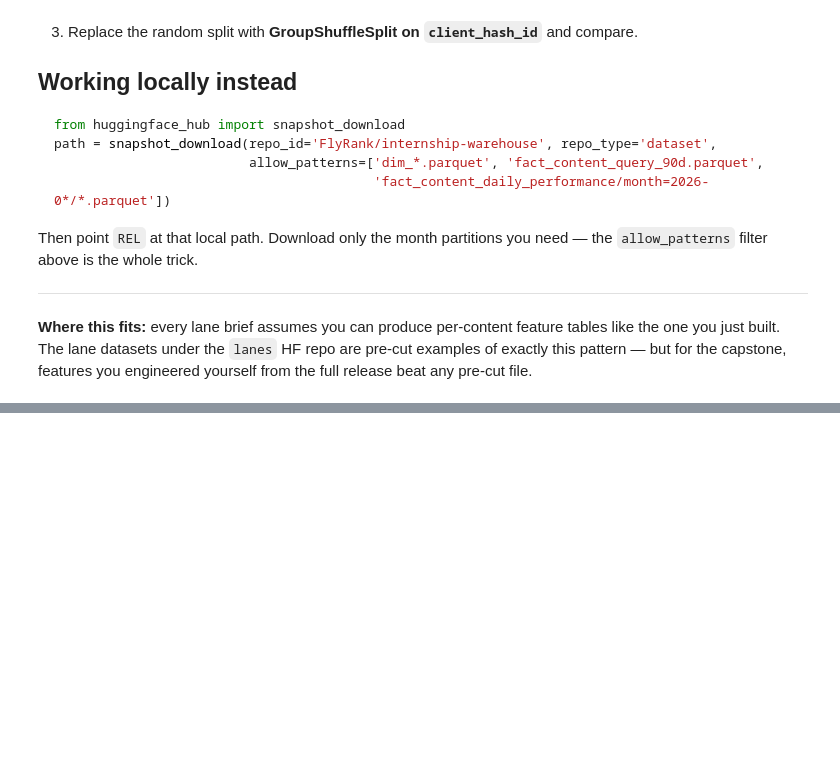
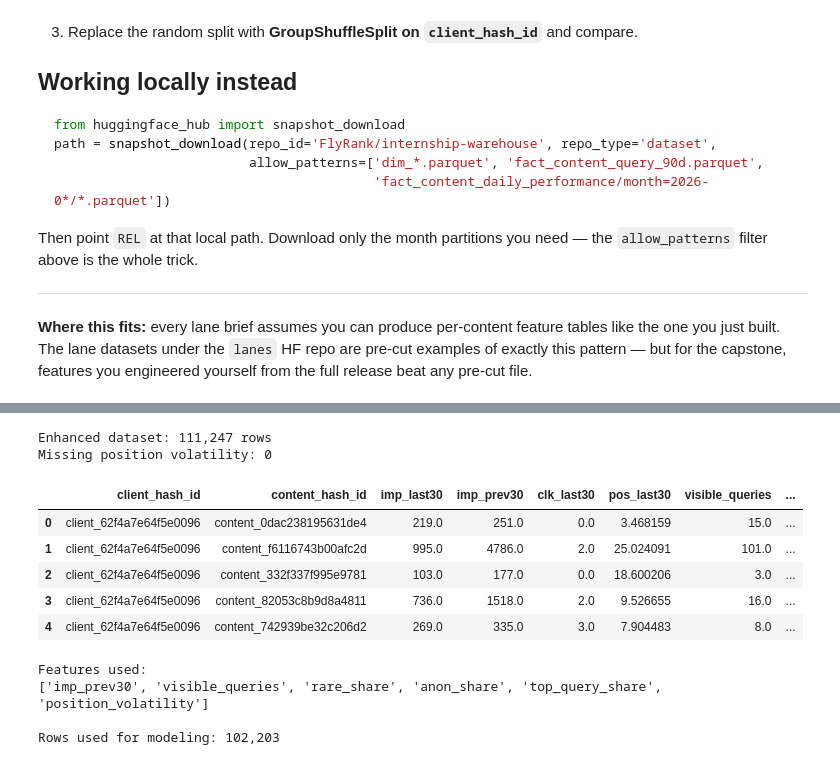
Before and after one commit to Duchalsoham12/flyrank-ml-internship, a Jupyter notebook: notebooks/03_working_with_the_full_release.ipynb, the cells around one changed output, grey strips where cells are left out. Saved outputs shown, nothing was run; the diff lists cells and outputs as text; code cells hidden in the pictures; blank space fills up the shorter version.

```diff
--- a/notebooks/03_working_with_the_full_release.ipynb
+++ b/notebooks/03_working_with_the_full_release.ipynb
@@ -183,0 +295,28 @@ release beat any pre-cut file.
+# %%
+# NEW FEATURE: Position Volatility
+
+position_volatility = con.sql(f"""
+    WITH bounds AS (
+        SELECT MAX(report_date) AS end_d
+        FROM {TABLES['fact_daily']}
+    )
+
+    SELECT
+        f.client_hash_id,
+        f.content_hash_id,
+
+        STDDEV_SAMP(f.gsc_avg_position) AS position_volatility
+
+    FROM {TABLES['fact_daily']} f, bounds b
+
+    WHERE f.report_date > b.end_d - INTERVAL 90 DAY
+      AND f.gsc_avg_position IS NOT NULL
+
+    GROUP BY
+        f.client_hash_id,
+        f.content_hash_id
+""").df()
+
+print(f"Position volatility features: {len(position_volatility):,} rows")
+
+position_volatility.head()
@@ -183,0 +331,51 @@ release beat any pre-cut file.
+# %%
+# Merge Position Volatility with the main feature table
+
+data_enhanced = data.merge(
+    position_volatility,
+    on=['client_hash_id', 'content_hash_id'],
+    how='left'
+)
+
+print(f"Enhanced dataset: {len(data_enhanced):,} rows")
+print(f"Missing position volatility: "
+      f"{data_enhanced['position_volatility'].isna().sum():,}")
+
+data_enhanced.head()
+# %% [output]
+Enhanced dataset: 111,247 rows
+Missing position volatility: 0
+|  | client_hash_id | content_hash_id | imp_last30 | imp_prev30 | clk_last30 | pos_last30 | visible_queries | ... |
+| 0 | client_62f4a7e64f5e0096 | content_0dac238195631de4 | 219.0 | 251.0 | 0.0 | 3.468159 | 15.0 | ... |
+| 1 | client_62f4a7e64f5e0096 | content_f6116743b00afc2d | 995.0 | 4786.0 | 2.0 | 25.024091 | 101.0 | ... |
+| 2 | client_62f4a7e64f5e0096 | content_332f337f995e9781 | 103.0 | 177.0 | 0.0 | 18.600206 | 3.0 | ... |
+| 3 | client_62f4a7e64f5e0096 | content_82053c8b9d8a4811 | 736.0 | 1518.0 | 2.0 | 9.526655 | 16.0 | ... |
+| 4 | client_62f4a7e64f5e0096 | content_742939be32c206d2 | 269.0 | 335.0 | 3.0 | 7.904483 | 8.0 | ... |
+# %%
+# Enhanced model with Position Volatility
+
+enhanced_feature_cols = [
+    'imp_prev30',
+    'visible_queries',
+    'rare_share',
+    'anon_share',
+    'top_query_share',
+    'position_volatility'
+]
+
+enhanced_model_data = data_enhanced.dropna(
+    subset=enhanced_feature_cols
+)
+
+X = enhanced_model_data[enhanced_feature_cols]
+y = enhanced_model_data['is_declining']
+
+print("Features used:")
+print(enhanced_feature_cols)
+
+print(f"\nRows used for modeling: {len(enhanced_model_data):,}")
+# %% [output]
+Features used:
+['imp_prev30', 'visible_queries', 'rare_share', 'anon_share', 'top_query_share', 'position_volatility']
+
+Rows used for modeling: 102,203
```
Also changed, not shown: parts of 10 cells of this notebook.
